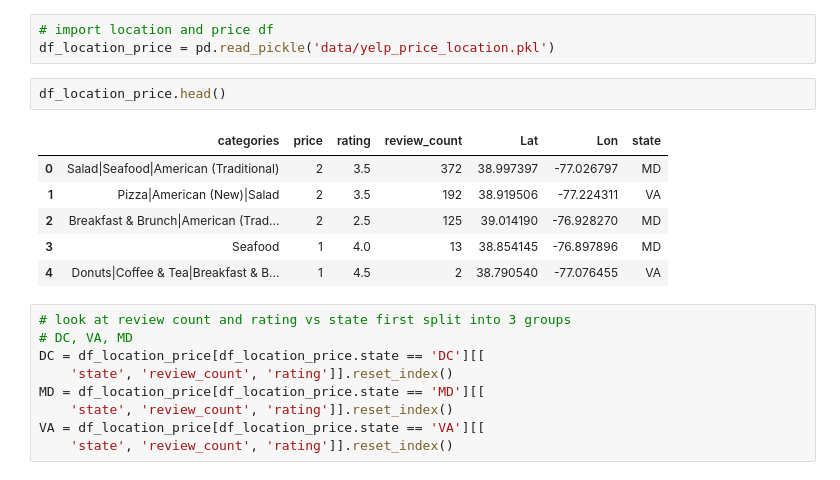
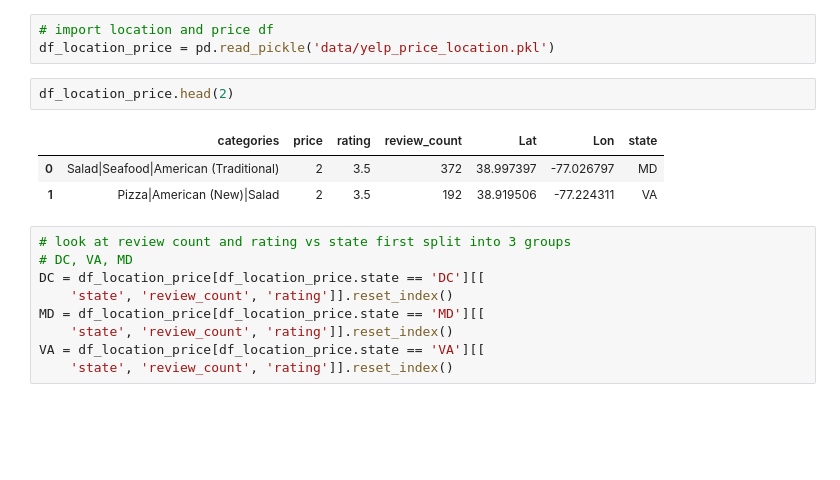
Before and after one commit to mzhou356/Mod3-Project, a Jupyter notebook: Location_Analysis_Using_OneWay_Anova.ipynb, the cells around one changed output. Cells and saved outputs as stored; diff of their text form; blank space fills up the shorter version.

```diff
--- a/Location_Analysis_Using_OneWay_Anova.ipynb
+++ b/Location_Analysis_Using_OneWay_Anova.ipynb
@@ -11,14 +11,11 @@ import matplotlib.pyplot as plt
 # import location and price df
 df_location_price = pd.read_pickle('data/yelp_price_location.pkl')
 # %%
-df_location_price.head()
+df_location_price.head(2)
 # %% [output]
 |  | categories | price | rating | review_count | Lat | Lon | state |
 | 0 | Salad|Seafood|American (Traditional) | 2 | 3.5 | 372 | 38.997397 | -77.026797 | MD |
 | 1 | Pizza|American (New)|Salad | 2 | 3.5 | 192 | 38.919506 | -77.224311 | VA |
-| 2 | Breakfast & Brunch|American (Trad... | 2 | 2.5 | 125 | 39.014190 | -76.928270 | MD |
-| 3 | Seafood | 1 | 4.0 | 13 | 38.854145 | -76.897896 | MD |
-| 4 | Donuts|Coffee & Tea|Breakfast & B... | 1 | 4.5 | 2 | 38.790540 | -77.076455 | VA |
 # %%
 # look at review count and rating vs state first split into 3 groups
 # DC, VA, MD
```
Also changed, not shown: parts of 26 cells of this notebook.
